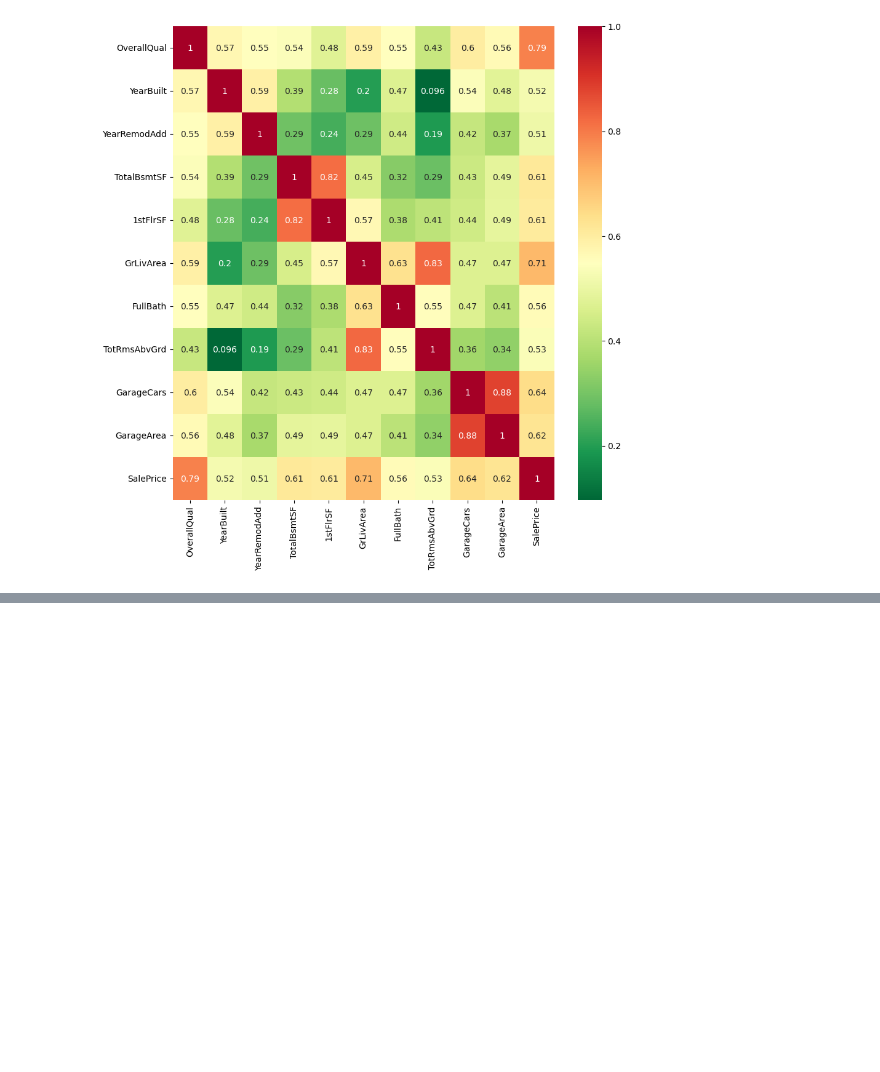
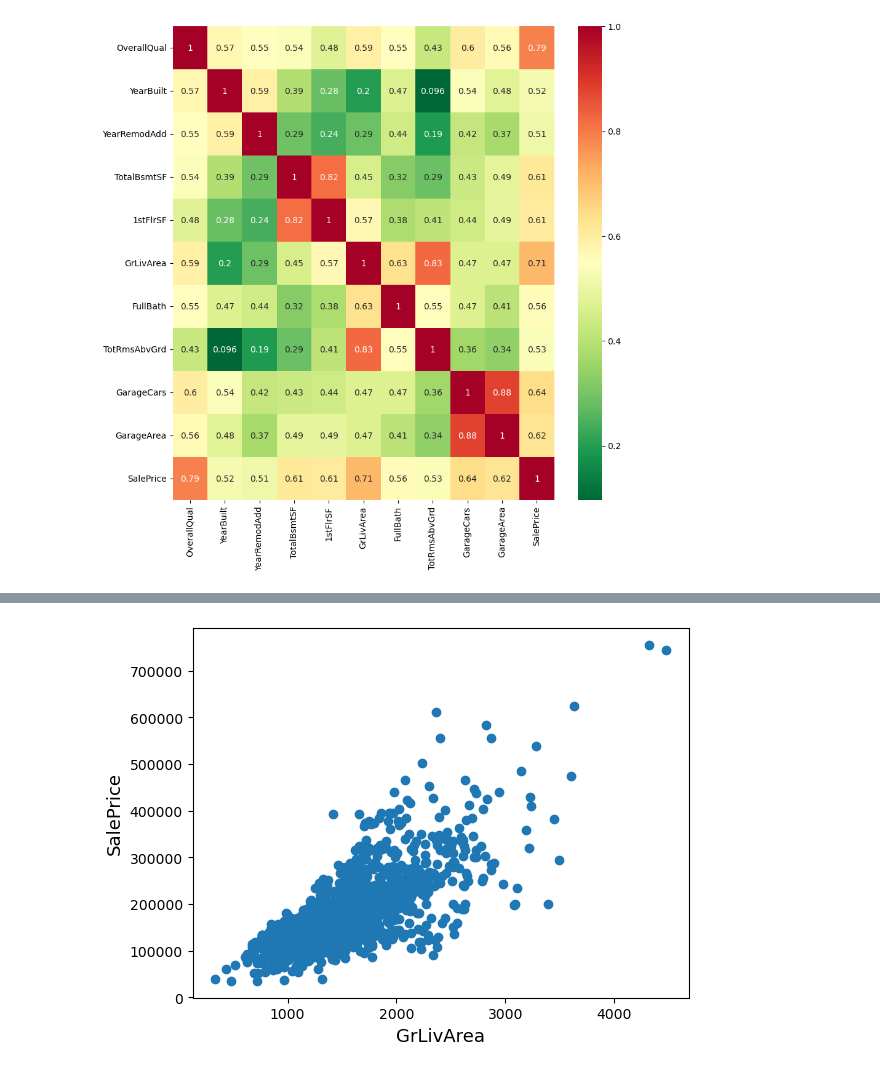
Before and after one commit to taaaraaa/lighthouse-data-notes, a Jupyter notebook: EDA/Data Exploration.ipynb, the cells around one changed output, grey strips where cells are left out. Saved outputs shown, nothing was run; the diff lists cells and outputs as text; code cells hidden in the pictures; blank space fills up the shorter version.

```diff
--- a/EDA/Data Exploration.ipynb
+++ b/EDA/Data Exploration.ipynb
@@ -199,0 +348,11 @@ g = sns.heatmap(df_train[top_corr_features].corr(),annot=True,cmap="RdYlGn_r")
+# %%
+df_train = df_train.drop(df_train[(df_train['GrLivArea']>4000) & (df_train['SalePrice']<300000)].index)
+df_train = df_train.reset_index(drop=True)
+
+fig, ax = plt.subplots()
+ax.scatter(df_train['GrLivArea'], df_train['SalePrice'])
+plt.ylabel('SalePrice', fontsize=13)
+plt.xlabel('GrLivArea', fontsize=13)
+plt.show()
+# %% [output]
+[figure, added]
```
Also changed, not shown: parts of 17 cells of this notebook, 4 other files.
